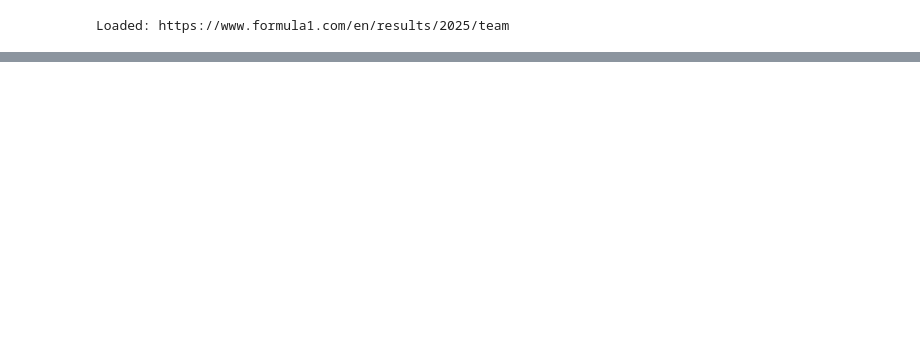
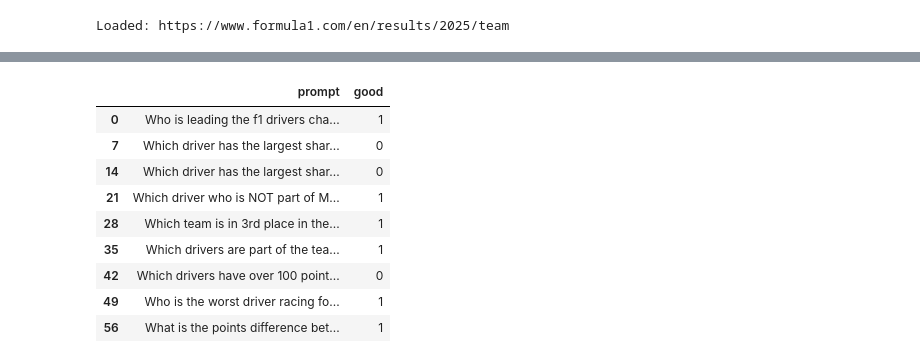
Before and after one commit to jjvega10/F1-Chatbot, a Jupyter notebook: data_extract_test.ipynb, the cells around one changed output, grey strips where cells are left out. Saved outputs shown, nothing was run; the diff lists cells and outputs as text; code cells hidden in the pictures; blank space fills up the shorter version.

```diff
--- a/data_extract_test.ipynb
+++ b/data_extract_test.ipynb
@@ -150,6 +152,10 @@ html_text = re.sub("<p>", "", html_text)
 html_text = re.sub("\\\n *", "", html_text)
 tm_raw_markdown_table = htmltabletomd.convert_table(html_text)
 teams = pd.read_html(StringIO(html_text))[0]
+# HTML table whitespace
+tm_html_table = teams.set_index('POS.')[['TEAM', 'PTS.']].to_html(border='')
+# Minify HTML
+tm_minified = htmlmin.minify(tm_html_table, remove_empty_space=True)
 # %% [output]
 Loaded: https://www.formula1.com/en/results/2025/team
 # %%
@@ -319,2 +344,15 @@ results_df.groupby('table_format')[['good', 'final_answer_length']].mean().reset
+# %%
+results_df[results_df['table_format']=='html_mini'][['prompt', 'good']]
+# %% [output]
+|  | prompt | good |
+| 0 | Who is leading the f1 drivers cha... | 1 |
+| 7 | Which driver has the largest shar... | 0 |
+| 14 | Which driver has the largest shar... | 0 |
+| 21 | Which driver who is NOT part of M... | 1 |
+| 28 | Which team is in 3rd place in the... | 1 |
+| 35 | Which drivers are part of the tea... | 1 |
+| 42 | Which drivers have over 100 point... | 0 |
+| 49 | Who is the worst driver racing fo... | 1 |
+| 56 | What is the points difference bet... | 1 |
 # %%
 results_df.groupby('prompt')[['good', 'final_answer_length']].mean()
```
Also changed, not shown: parts of 7 cells of this notebook, 1 other file.
